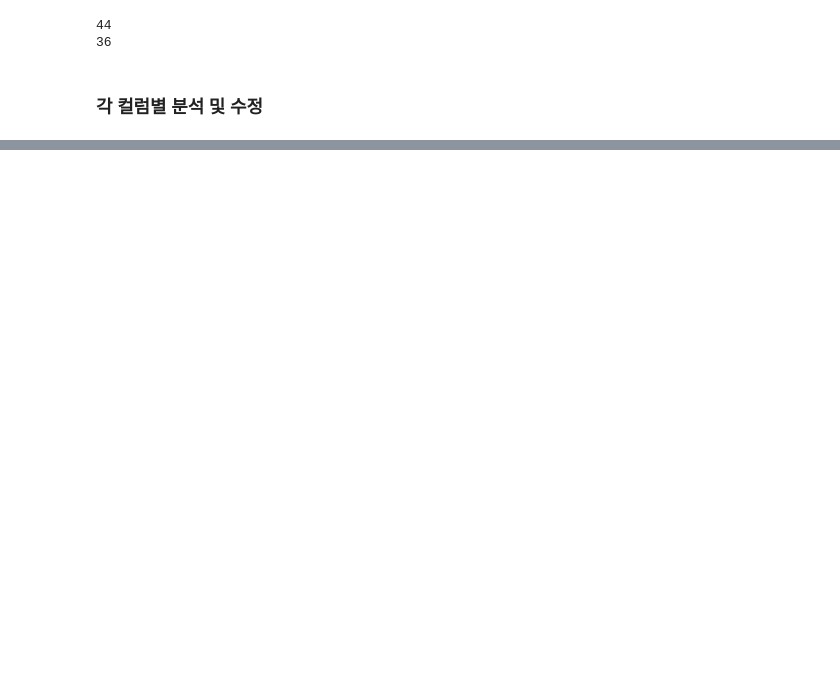
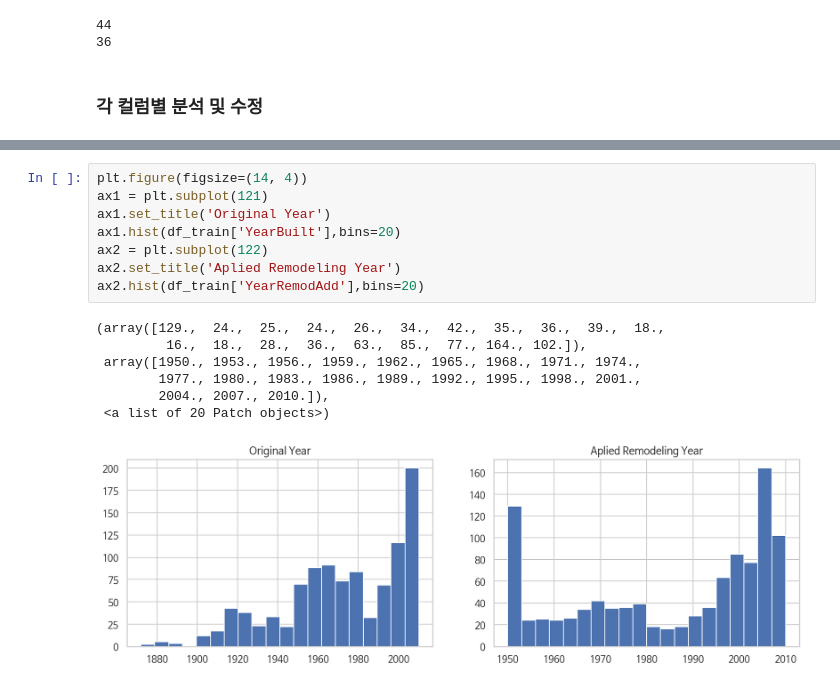
Before and after one commit to lim800/DoNotUse, a Jupyter notebook: SemiProject/houseplrices/jjlim.ipynb, the cells around one changed output, grey strips where cells are left out. Saved outputs shown, nothing was run; the diff lists cells and outputs as text; blank space fills up the shorter version.

```diff
--- a/SemiProject/houseplrices/jjlim.ipynb
+++ b/SemiProject/houseplrices/jjlim.ipynb
@@ -864,0 +921,16 @@ df_train[col_quan]
+# %%
+plt.figure(figsize=(14, 4))
+ax1 = plt.subplot(121)
+ax1.set_title('Original Year')
+ax1.hist(df_train['YearBuilt'],bins=20)
+ax2 = plt.subplot(122)
+ax2.set_title('Aplied Remodeling Year')
+ax2.hist(df_train['YearRemodAdd'],bins=20)
+# %% [output]
+(array([129.,  24.,  25.,  24.,  26.,  34.,  42.,  35.,  36.,  39.,  18.,
+         16.,  18.,  28.,  36.,  63.,  85.,  77., 164., 102.]),
+ array([1950., 1953., 1956., 1959., 1962., 1965., 1968., 1971., 1974.,
+        1977., 1980., 1983., 1986., 1989., 1992., 1995., 1998., 2001.,
+        2004., 2007., 2010.]),
+ <a list of 20 Patch objects>)
+[figure, added]
```
Also changed, not shown: parts of 54 cells of this notebook.
